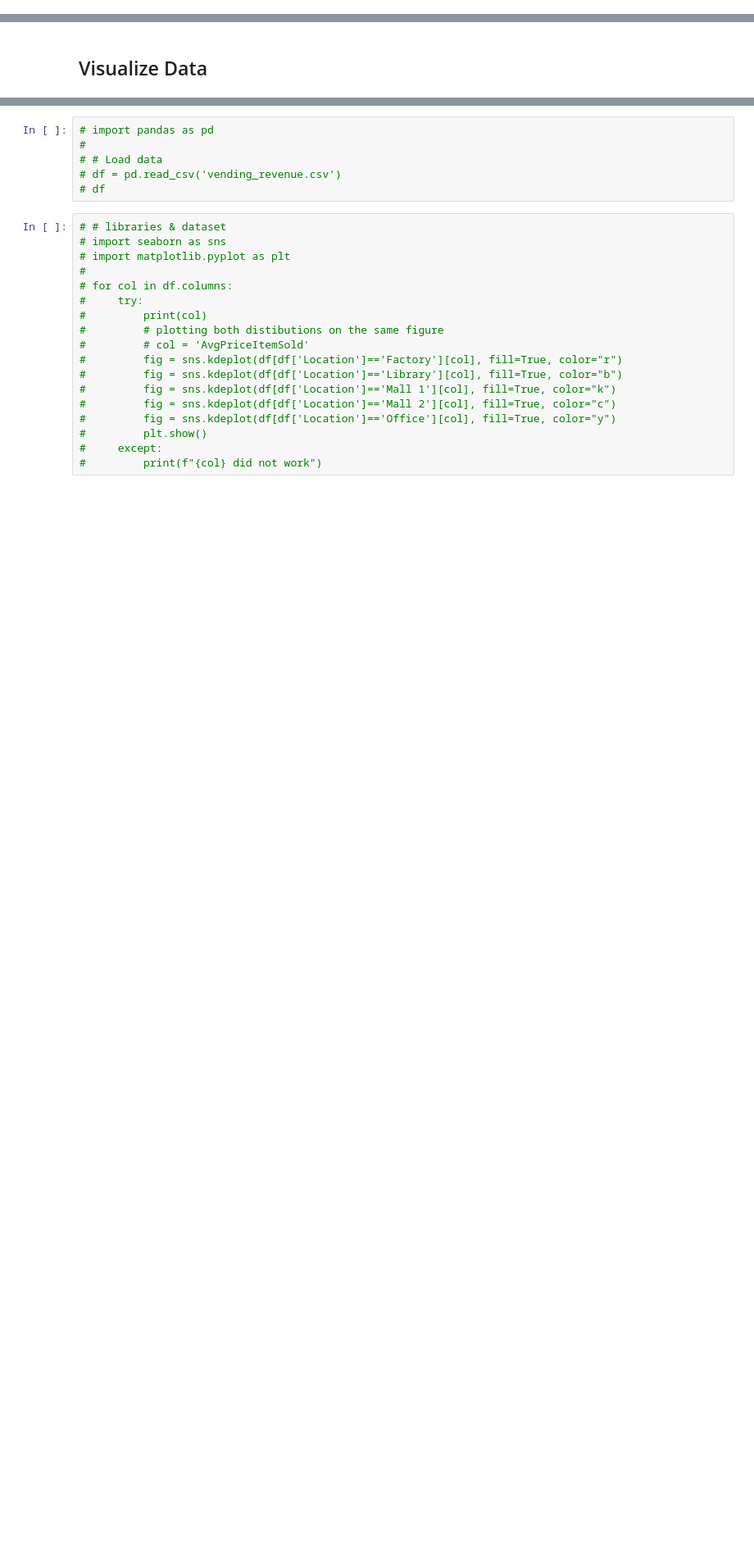
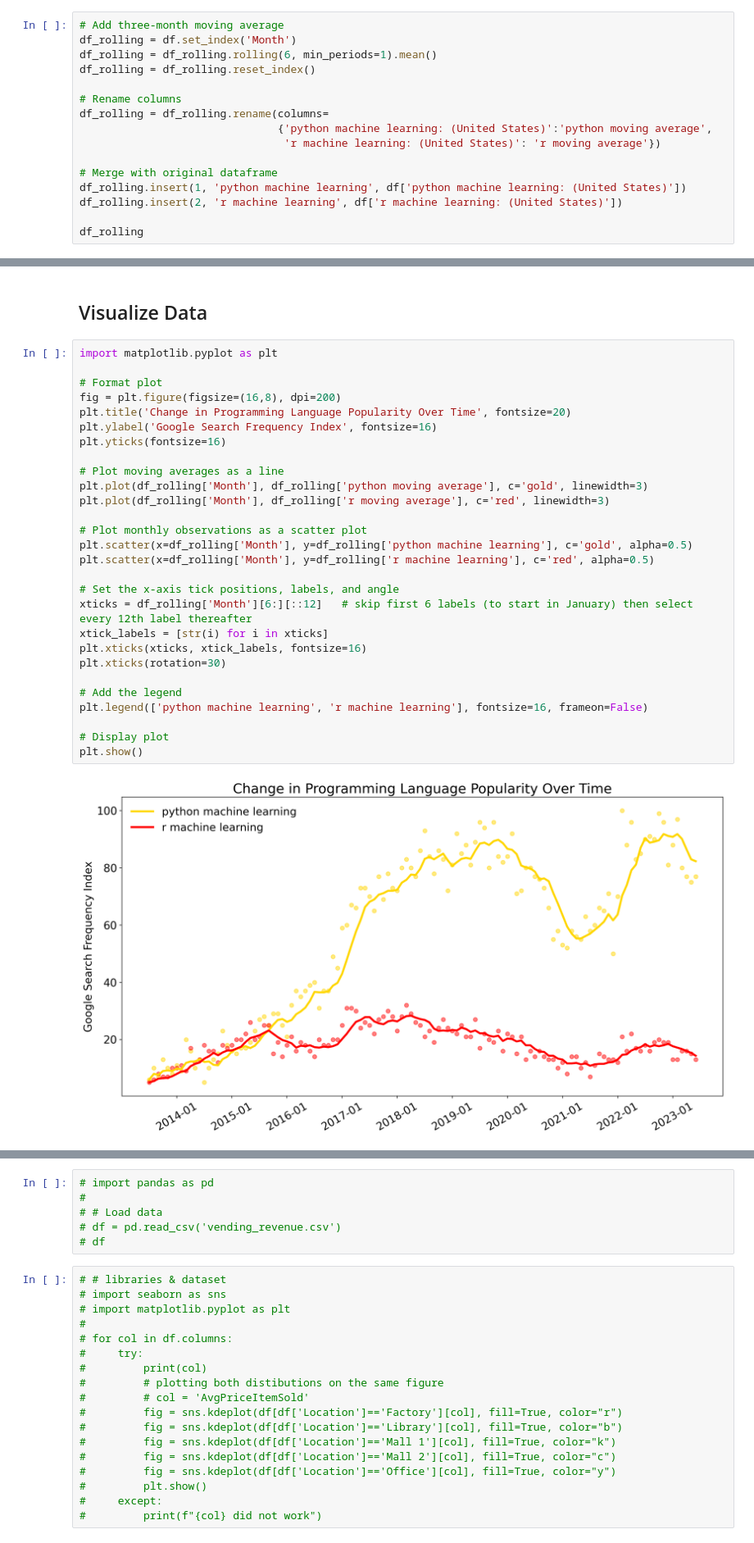
Before and after one commit to tomweinandy/AIinPowerBI, a Jupyter notebook: demo_vending_data.ipynb, the cells around one changed output, grey strips where cells are left out. Shown at 82% size. Saved outputs shown, nothing was run; the diff lists cells and outputs as text; blank space fills up the shorter version.

Commit message:
Improve data viz as moving average with scatter plot

```diff
--- a/demo_vending_data.ipynb
+++ b/demo_vending_data.ipynb
@@ -41,3 +40,19 @@ multiTimeline2023-06.csv
 120 rows × 3 columns
 # %% [markdown]
 ## Transform Data
+# %%
+# Add three-month moving average
+df_rolling = df.set_index('Month')
+df_rolling = df_rolling.rolling(6, min_periods=1).mean()
+df_rolling = df_rolling.reset_index()
+
+# Rename columns
+df_rolling = df_rolling.rename(columns=
+                               {'python machine learning: (United States)':'python moving average',
+                                'r machine learning: (United States)': 'r moving average'})
+
+# Merge with original dataframe
+df_rolling.insert(1, 'python machine learning', df['python machine learning: (United States)'])
+df_rolling.insert(2, 'r machine learning', df['r machine learning: (United States)'])
+
+df_rolling
@@ -44,3 +73,33 @@ multiTimeline2023-06.csv
 # %% [markdown]
 ## Visualize Data
+# %%
+import matplotlib.pyplot as plt
+
+# Format plot
+fig = plt.figure(figsize=(16,8), dpi=200)
+plt.title('Change in Programming Language Popularity Over Time', fontsize=20)
+plt.ylabel('Google Search Frequency Index', fontsize=16)
+plt.yticks(fontsize=16)
+
+# Plot moving averages as a line
+plt.plot(df_rolling['Month'], df_rolling['python moving average'], c='gold', linewidth=3)
+plt.plot(df_rolling['Month'], df_rolling['r moving average'], c='red', linewidth=3)
+
+# Plot monthly observations as a scatter plot
+plt.scatter(x=df_rolling['Month'], y=df_rolling['python machine learning'], c='gold', alpha=0.5)
+plt.scatter(x=df_rolling['Month'], y=df_rolling['r machine learning'], c='red', alpha=0.5)
+
+# Set the x-axis tick positions, labels, and angle
+xticks = df_rolling['Month'][6:][::12]   # skip first 6 labels (to start in January) then select every 12th label thereafter
+xtick_labels = [str(i) for i in xticks]
+plt.xticks(xticks, xtick_labels, fontsize=16)
+plt.xticks(rotation=30)
+
+# Add the legend
+plt.legend(['python machine learning', 'r machine learning'], fontsize=16, frameon=False)
+
+# Display plot
+plt.show()
+# %% [output]
+[figure, added]
 # %%
```
Also changed, not shown: parts of 3 cells of this notebook.
